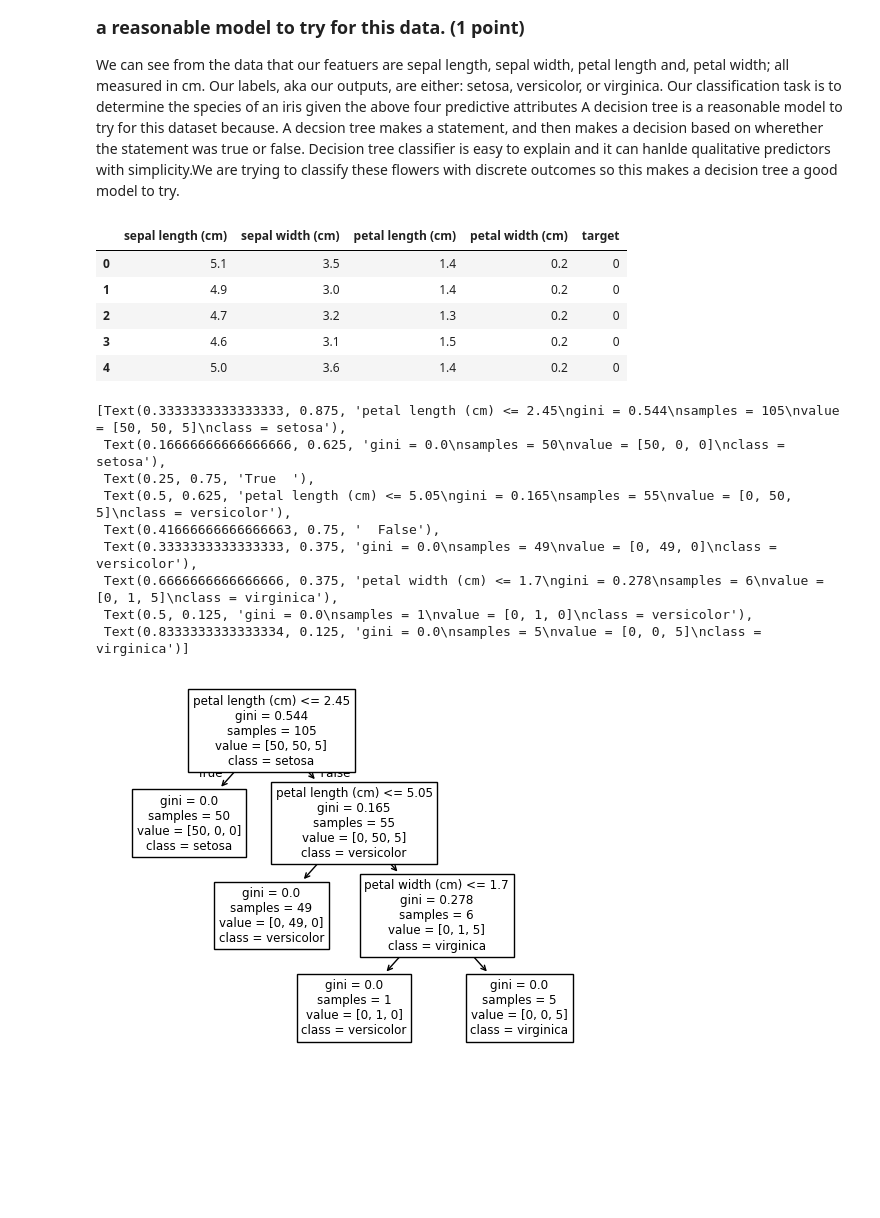
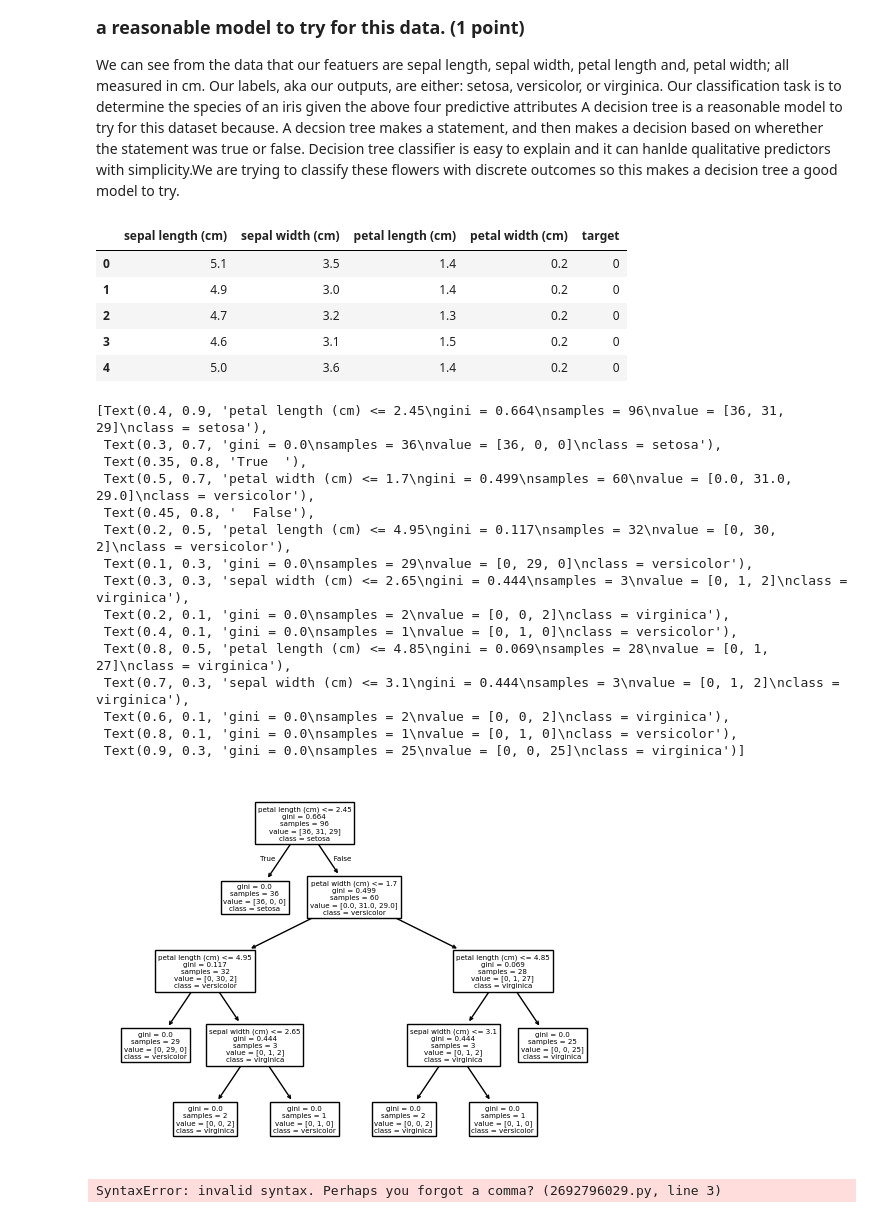
Before and after one commit to zacisyourmaster/CS471, a Jupyter notebook: assignment_4/decisiontree.ipynb, the cells around one changed output. Cells and saved outputs as stored; diff of their text form; code cells hidden in the pictures; blank space fills up the shorter version.

Commit message:
need to make plots

```diff
--- a/assignment_4/decisiontree.ipynb
+++ b/assignment_4/decisiontree.ipynb
@@ -71,3 +72,12 @@ Our classification task is to determine the species of an iris given the above f
 A decision tree is a reasonable model to try for this dataset because. A decsion tree makes a statement, and then makes a decision based on wherether the statement was true or false. Decision tree classifier is easy to explain and it can hanlde qualitative predictors with simplicity.We are trying to classify these flowers with discrete outcomes so this makes a decision tree a good model to try.
 # %%
 df=pd.DataFrame(data['data'], columns=data['feature_names'])
+df['target']=data['target']
+df.head()
+# %% [output]
+|  | sepal length (cm) | sepal width (cm) | petal length (cm) | petal width (cm) | target |
+| 0 | 5.1 | 3.5 | 1.4 | 0.2 | 0 |
+| 1 | 4.9 | 3.0 | 1.4 | 0.2 | 0 |
+| 2 | 4.7 | 3.2 | 1.3 | 0.2 | 0 |
+| 3 | 4.6 | 3.1 | 1.5 | 0.2 | 0 |
+| 4 | 5.0 | 3.6 | 1.4 | 0.2 | 0 |
@@ -76,9 +83,0 @@ df['target']=data['target']
-# %%
-df.head()
-# %% [output]
-|  | sepal length (cm) | sepal width (cm) | petal length (cm) | petal width (cm) | target |
-| 0 | 5.1 | 3.5 | 1.4 | 0.2 | 0 |
-| 1 | 4.9 | 3.0 | 1.4 | 0.2 | 0 |
-| 2 | 4.7 | 3.2 | 1.3 | 0.2 | 0 |
-| 3 | 4.6 | 3.1 | 1.5 | 0.2 | 0 |
-| 4 | 5.0 | 3.6 | 1.4 | 0.2 | 0 |
@@ -90,21 +84,34 @@ test_df=df[120:]
 # %%
-train_df.columns
-X=train_df[['sepal length (cm)', 'sepal width (cm)', 'petal length (cm)',
-       'petal width (cm)']]
-Y=train_df['target']
-clf=tree.DecisionTreeClassifier()
-clf=clf.fit(X,Y)
+X_train_val, X_test, y_train_val, y_test = train_test_split(
+    df[['sepal length (cm)', 'sepal width (cm)', 'petal length (cm)', 'petal width (cm)']],
+    df['target'],
+    test_size=0.2,
+    random_state=27
+)
+
+X_train, X_val, y_train, y_val = train_test_split(
+    X_train_val, y_train_val, test_size=0.2, random_state=32
+)
+
+clf=tree.DecisionTreeClassifier(random_state=15)
+clf.fit(X_train,y_train)
 
 tree.plot_tree(clf,feature_names=['sepal length (cm)', 'sepal width (cm)', 'petal length (cm)',
        'petal width (cm)'],class_names=['setosa', 'versicolor', 'virginica'])
 # %% [output]
-[Text(0.3333333333333333, 0.875, 'petal length (cm) <= 2.45\ngini = 0.544\nsamples = 105\nvalue = [50, 50, 5]\nclass = setosa'),
- Text(0.16666666666666666, 0.625, 'gini = 0.0\nsamples = 50\nvalue = [50, 0, 0]\nclass = setosa'),
- Text(0.25, 0.75, 'True  '),
- Text(0.5, 0.625, 'petal length (cm) <= 5.05\ngini = 0.165\nsamples = 55\nvalue = [0, 50, 5]\nclass = versicolor'),
- Text(0.41666666666666663, 0.75, '  False'),
- Text(0.3333333333333333, 0.375, 'gini = 0.0\nsamples = 49\nvalue = [0, 49, 0]\nclass = versicolor'),
- Text(0.6666666666666666, 0.375, 'petal width (cm) <= 1.7\ngini = 0.278\nsamples = 6\nvalue = [0, 1, 5]\nclass = virginica'),
- Text(0.5, 0.125, 'gini = 0.0\nsamples = 1\nvalue = [0, 1, 0]\nclass = versicolor'),
- Text(0.8333333333333334, 0.125, 'gini = 0.0\nsamples = 5\nvalue = [0, 0, 5]\nclass = virginica')]
+[Text(0.4, 0.9, 'petal length (cm) <= 2.45\ngini = 0.664\nsamples = 96\nvalue = [36, 31, 29]\nclass = setosa'),
+ Text(0.3, 0.7, 'gini = 0.0\nsamples = 36\nvalue = [36, 0, 0]\nclass = setosa'),
+ Text(0.35, 0.8, 'True  '),
+ Text(0.5, 0.7, 'petal width (cm) <= 1.7\ngini = 0.499\nsamples = 60\nvalue = [0.0, 31.0, 29.0]\nclass = versicolor'),
+ Text(0.45, 0.8, '  False'),
+ Text(0.2, 0.5, 'petal length (cm) <= 4.95\ngini = 0.117\nsamples = 32\nvalue = [0, 30, 2]\nclass = versicolor'),
+ Text(0.1, 0.3, 'gini = 0.0\nsamples = 29\nvalue = [0, 29, 0]\nclass = versicolor'),
+ Text(0.3, 0.3, 'sepal width (cm) <= 2.65\ngini = 0.444\nsamples = 3\nvalue = [0, 1, 2]\nclass = virginica'),
+ Text(0.2, 0.1, 'gini = 0.0\nsamples = 2\nvalue = [0, 0, 2]\nclass = virginica'),
+ Text(0.4, 0.1, 'gini = 0.0\nsamples = 1\nvalue = [0, 1, 0]\nclass = versicolor'),
+ Text(0.8, 0.5, 'petal length (cm) <= 4.85\ngini = 0.069\nsamples = 28\nvalue = [0, 1, 27]\nclass = virginica'),
+ Text(0.7, 0.3, 'sepal width (cm) <= 3.1\ngini = 0.444\nsamples = 3\nvalue = [0, 1, 2]\nclass = virginica'),
+ Text(0.6, 0.1, 'gini = 0.0\nsamples = 2\nvalue = [0, 0, 2]\nclass = virginica'),
+ Text(0.8, 0.1, 'gini = 0.0\nsamples = 1\nvalue = [0, 1, 0]\nclass = versicolor'),
+ Text(0.9, 0.3, 'gini = 0.0\nsamples = 25\nvalue = [0, 0, 25]\nclass = virginica')]
-[figure, old version]
+[figure, new version]
@@ -112,0 +118,11 @@ clf.predict()
+# %%
+from sklearn.model_selection import GridSearchCV
+params={
+    'max_depth': [3, 5, 7,9, 10],
+    'min_samples_split': [2, 5, 7, 10],
+    'criterion': ["gini","entropy"],
+    'max_features': ('sqrt', 'log2')
+}
+grid=GridSearchCV(clf,param_grid=params,cv=5,scoring='accuracy',verbose=True,return_train_score=True)
+# %% [output]
+SyntaxError: invalid syntax. Perhaps you forgot a comma? (2692796029.py, line 3)
```
Also changed, not shown: parts of 7 cells of this notebook.
